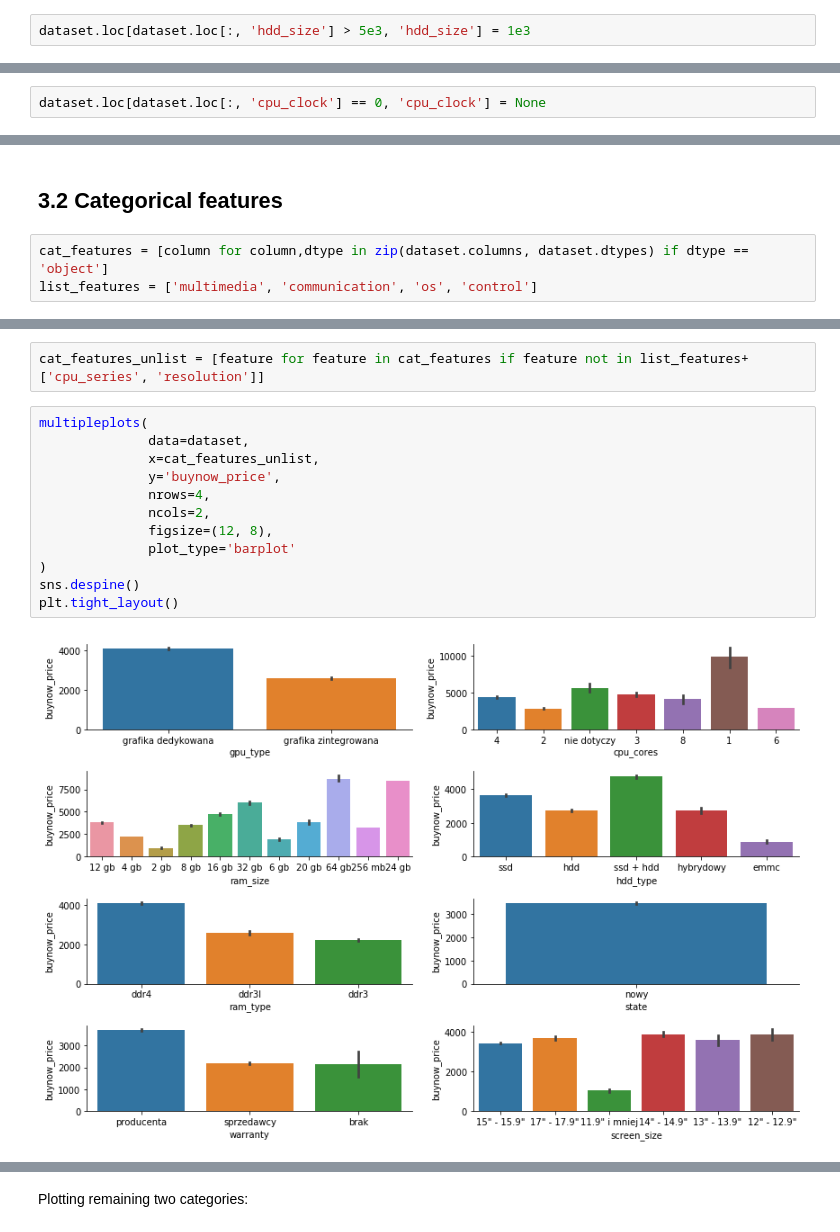
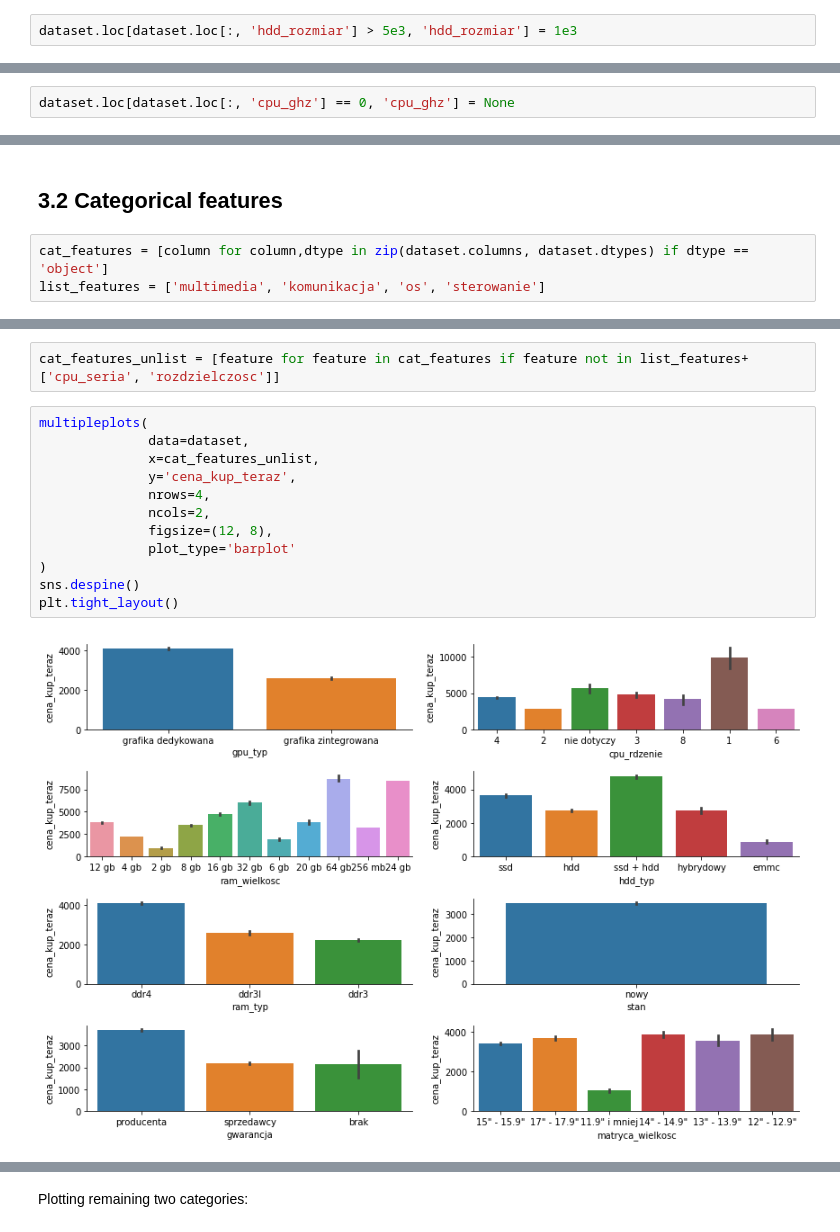
Before and after one commit to freefeynman123/laptop_price, a Jupyter notebook: laptop_price.ipynb, the cells around one changed output, grey strips where cells are left out. Drawn from its saved outputs; the diff is of its cells as text.

```diff
--- a/laptop_price.ipynb
+++ b/laptop_price.ipynb
@@ -241,5 +249,5 @@ https://www.x-kom.pl/p/250711-notebook-laptop-173-dell-inspiron-5758-i7-5500-8gb
 
 one can see that it's actually 1TB hard drive, so I'm going to assume that this case is similar to the one presented here and assign 1TB value.
 # %%
-dataset.loc[dataset.loc[:, 'hdd_size'] > 5e3, 'hdd_size'] = 1e3
+dataset.loc[dataset.loc[:, 'hdd_rozmiar'] > 5e3, 'hdd_rozmiar'] = 1e3
 # %% [markdown]
@@ -252,5 +260,5 @@ dataset.loc[dataset.loc[:, 'cpu_clock'] == 0, :]
 # %% [markdown]
 We are going to treat this example as missing value in our further analysis
 # %%
-dataset.loc[dataset.loc[:, 'cpu_clock'] == 0, 'cpu_clock'] = None
+dataset.loc[dataset.loc[:, 'cpu_ghz'] == 0, 'cpu_ghz'] = None
 # %% [markdown]
@@ -277,5 +285,5 @@ What we can observe from the above graphs is as follows:
 ## 3.2 Categorical features <a name='categorical'></a>
 # %%
 cat_features = [column for column,dtype in zip(dataset.columns, dataset.dtypes) if dtype == 'object']
-list_features = ['multimedia', 'communication', 'os', 'control']
+list_features = ['multimedia', 'komunikacja', 'os', 'sterowanie']
 # %% [markdown]
@@ -283,19 +291,19 @@ We are going to need 14 graphs to show all categorical variables from our datase
 # %%
-cat_features_unlist = [feature for feature in cat_features if feature not in list_features+['cpu_series', 'resolution']]
+cat_features_unlist = [feature for feature in cat_features if feature not in list_features+['cpu_seria', 'rozdzielczosc']]
 # %%
 multipleplots(
               data=dataset,
               x=cat_features_unlist,
-              y='buynow_price',
+              y='cena_kup_teraz',
               nrows=4,
               ncols=2,
               figsize=(12, 8),
               plot_type='barplot'
 )
 sns.despine()
 plt.tight_layout()
 # %% [output]
-[figure, old version]
+[figure, new version]
 # %% [markdown]
 There several things to notice from this plot:
 
```
Also changed, not shown: parts of 64 cells of this notebook, 10 other files.
